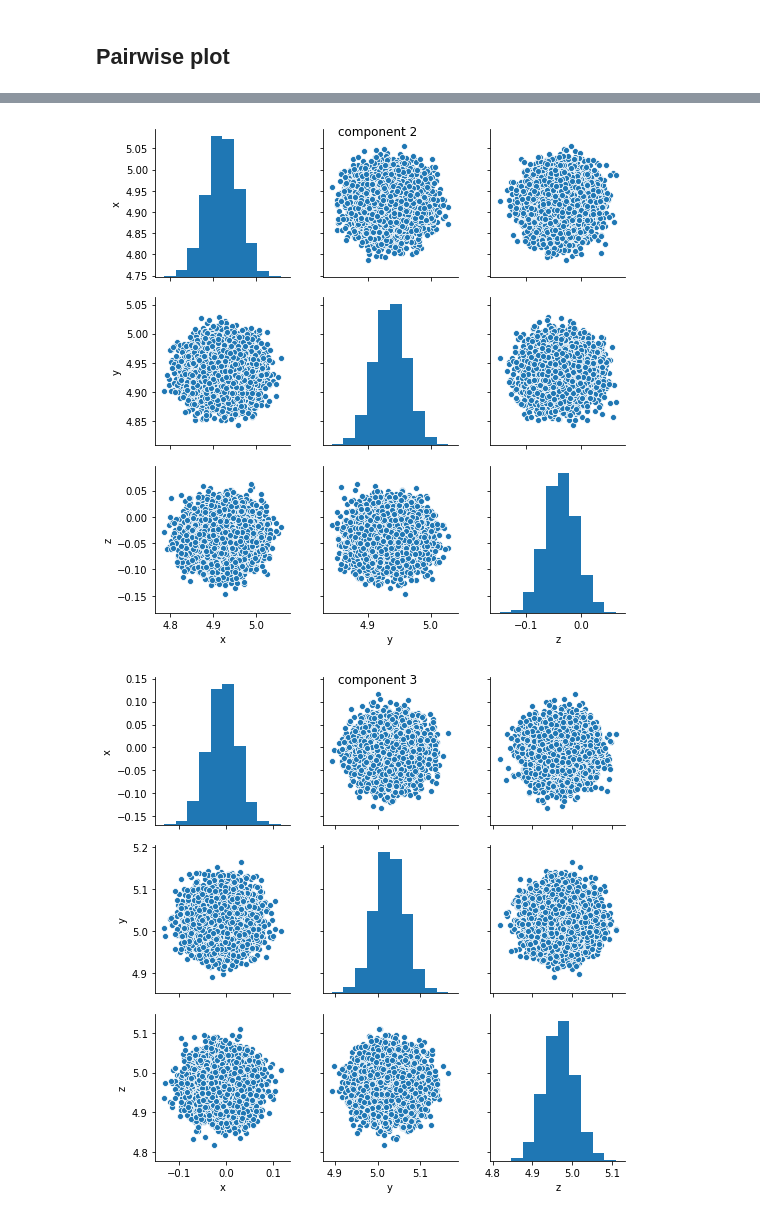
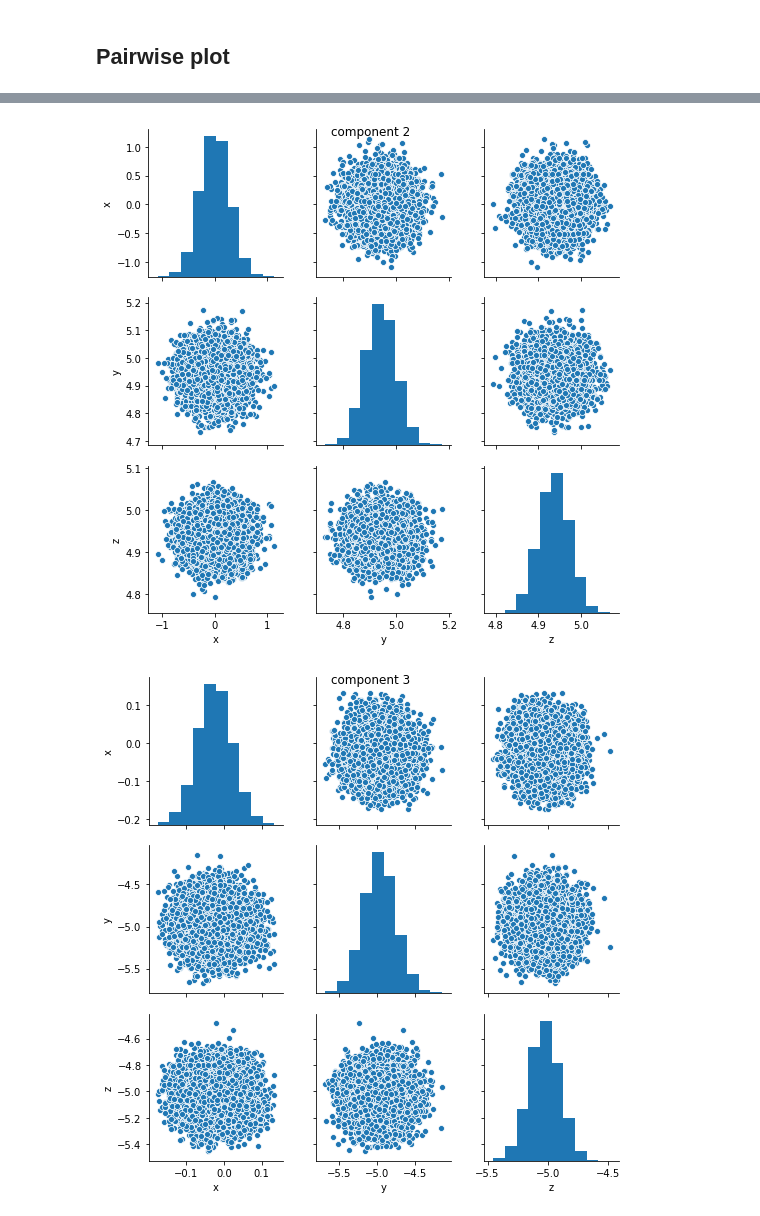
Before and after one commit to zhulingchen/tfp-tutorial, a Jupyter notebook: tfp_bgmm.ipynb, the cells around one changed output, grey strips where cells are left out. Drawn from its saved outputs; the diff is of its cells as text; code cells hidden in the pictures.

Commit message:
update the Bayesian Gaussian mixture model to its canonical form

```diff
--- a/tfp_bgmm.ipynb
+++ b/tfp_bgmm.ipynb
@@ -35,17 +35,17 @@ TensorFlow Probability version: 0.8.0-dev20190828
 # %% [markdown]
 ## Generate some data
 # %%
-n_samples_per_class = 1000
+n_samples_per_component = 1000
 n_dims = 3
-n_classes = 4
-n_samples = n_samples_per_class * n_classes
+n_components = 4
+n_samples = n_samples_per_component * n_components
 
-X = np.random.randn(n_samples, n_dims).astype('float32')
+X = np.random.randn(n_samples, n_dims).astype('float32')  # assume identity covariance matrix
 
-X[:n_samples_per_class, :] += [5, 5, 0]
-X[n_samples_per_class:2 * n_samples_per_class, :] += [-5, -5, 0]
-X[2 * n_samples_per_class:3 * n_samples_per_class, :] += [0, 5, 5]
-X[3 * n_samples_per_class:, :] += [0, -5, -5]
+X[:n_samples_per_component, :] += [5, 5, 0]
+X[n_samples_per_component:2 * n_samples_per_component, :] += [-5, -5, 0]
+X[2 * n_samples_per_component:3 * n_samples_per_component, :] += [0, 5, 5]
+X[3 * n_samples_per_component:, :] += [0, -5, -5]
 
 # Plot the data
 fig = plt.figure(figsize=(10, 10))
@@ -265,8 +278,13 @@ plt.show()
 # %% [markdown]
 ## Pairwise plot
 # %%
-mu_samples = tfd.Normal(model.locs, model.scales).sample(10000)
-for c in range(n_classes):
+invvar = tfd.Gamma(concentration=model.alpha,
+                   rate=model.beta,
+                   validate_args=True, allow_nan_stats=False)  # sigma^{-2}
+mu = tfd.Normal(loc=model.mu,
+                scale=tf.sqrt(model.v / invvar.sample(1)[0]))
+mu_samples = mu.sample(10000)
+for c in range(n_components):
     mu_dataset = pd.DataFrame({'x': mu_samples.numpy()[:, c, 0],
                                'y': mu_samples.numpy()[:, c, 1],
                                'z': mu_samples.numpy()[:, c, 2]})
@@ -278,2 +296,2 @@ for c in range(n_classes):
-[figure, old version]
+[figure, new version]
-[figure, old version]
+[figure, new version]
```
Also changed, not shown: parts of 5 cells of this notebook.
